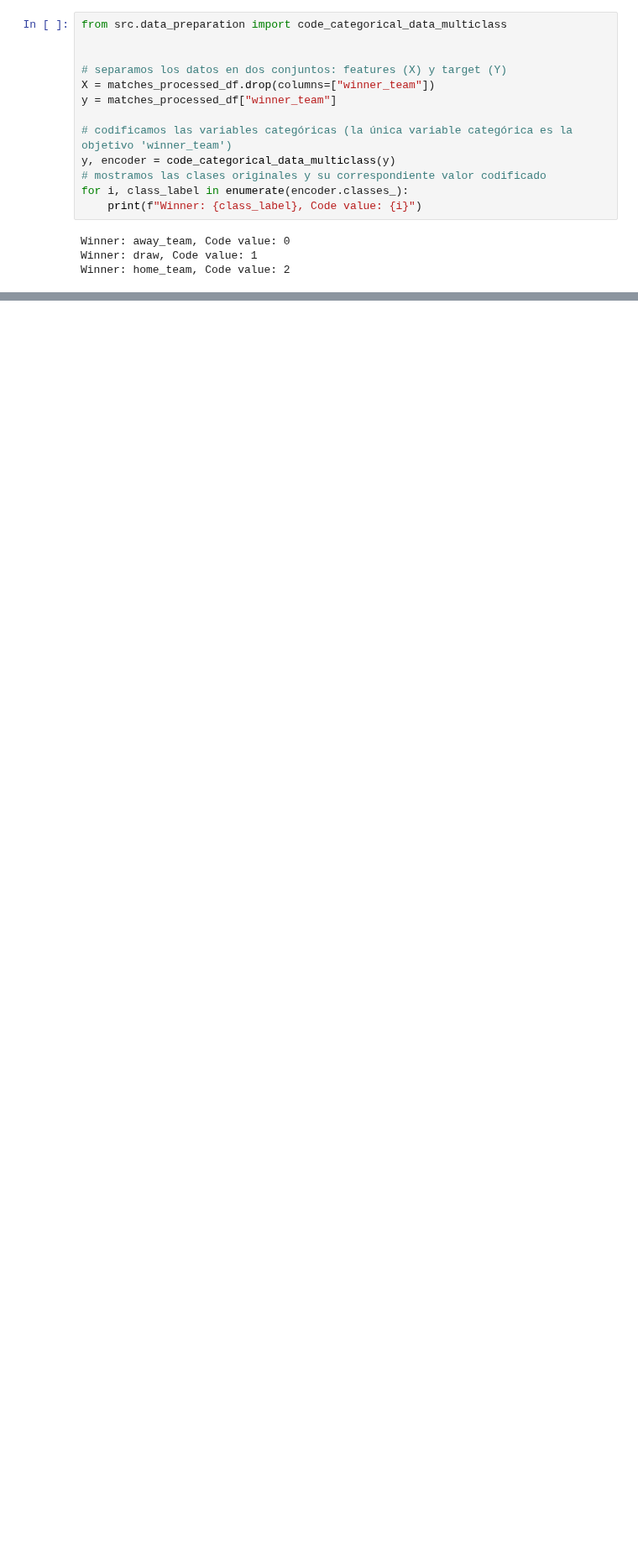
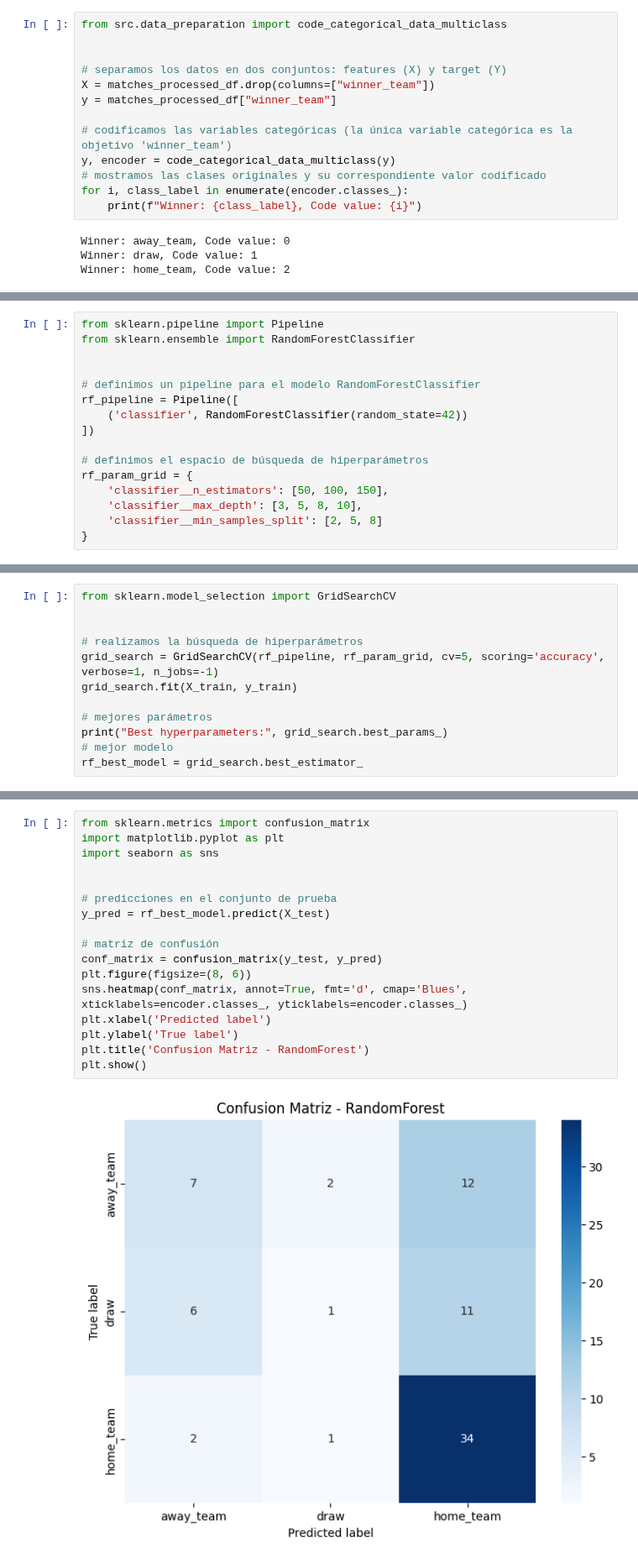
Before and after one commit to Jaime-Linares/DataAnalysis-FootySage, a Jupyter notebook: feature_selection.ipynb, the cells around one changed output, grey strips where cells are left out. Shown at 84% size. Drawn from its saved outputs; the diff is of its cells as text; blank space fills up the shorter version.

Commit message:
[feat] RandomForest and DecisionTree models implemented

```diff
--- a/feature_selection.ipynb
+++ b/feature_selection.ipynb
@@ -211,0 +210,16 @@ X_train_scaled_MinMaxScaler, X_test_scaled_MinMaxScaler = scale_data_train_test(
+# %%
+from sklearn.pipeline import Pipeline
+from sklearn.ensemble import RandomForestClassifier
+
+
+# definimos un pipeline para el modelo RandomForestClassifier
+rf_pipeline = Pipeline([
+    ('classifier', RandomForestClassifier(random_state=42))
+])
+
+# definimos el espacio de búsqueda de hiperparámetros
+rf_param_grid = {
+    'classifier__n_estimators': [50, 100, 150],
+    'classifier__max_depth': [3, 5, 8, 10],
+    'classifier__min_samples_split': [2, 5, 8]
+}
@@ -211,0 +228,12 @@ X_train_scaled_MinMaxScaler, X_test_scaled_MinMaxScaler = scale_data_train_test(
+# %%
+from sklearn.model_selection import GridSearchCV
+
+
+# realizamos la búsqueda de hiperparámetros
+grid_search = GridSearchCV(rf_pipeline, rf_param_grid, cv=5, scoring='accuracy', verbose=1, n_jobs=-1)
+grid_search.fit(X_train, y_train)
+
+# mejores parámetros
+print("Best hyperparameters:", grid_search.best_params_)
+# mejor modelo
+rf_best_model = grid_search.best_estimator_
@@ -211,0 +264,19 @@ X_train_scaled_MinMaxScaler, X_test_scaled_MinMaxScaler = scale_data_train_test(
+# %%
+from sklearn.metrics import confusion_matrix
+import matplotlib.pyplot as plt
+import seaborn as sns
+
+
+# predicciones en el conjunto de prueba
+y_pred = rf_best_model.predict(X_test)
+
+# matriz de confusión
+conf_matrix = confusion_matrix(y_test, y_pred)
+plt.figure(figsize=(8, 6))
+sns.heatmap(conf_matrix, annot=True, fmt='d', cmap='Blues', xticklabels=encoder.classes_, yticklabels=encoder.classes_)
+plt.xlabel('Predicted label')
+plt.ylabel('True label')
+plt.title('Confusion Matriz - RandomForest')
+plt.show()
+# %% [output]
+[figure, added]
```
Also changed, not shown: parts of 38 cells of this notebook.
